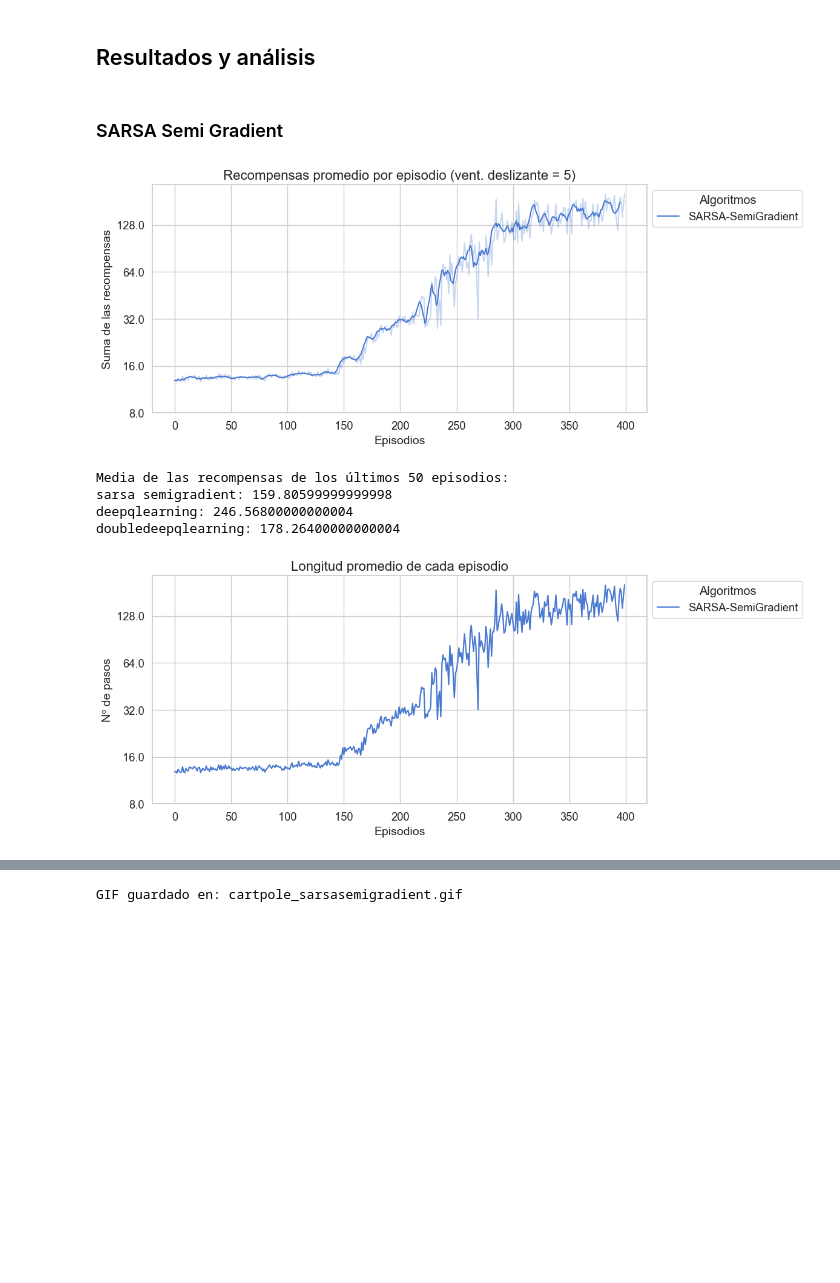
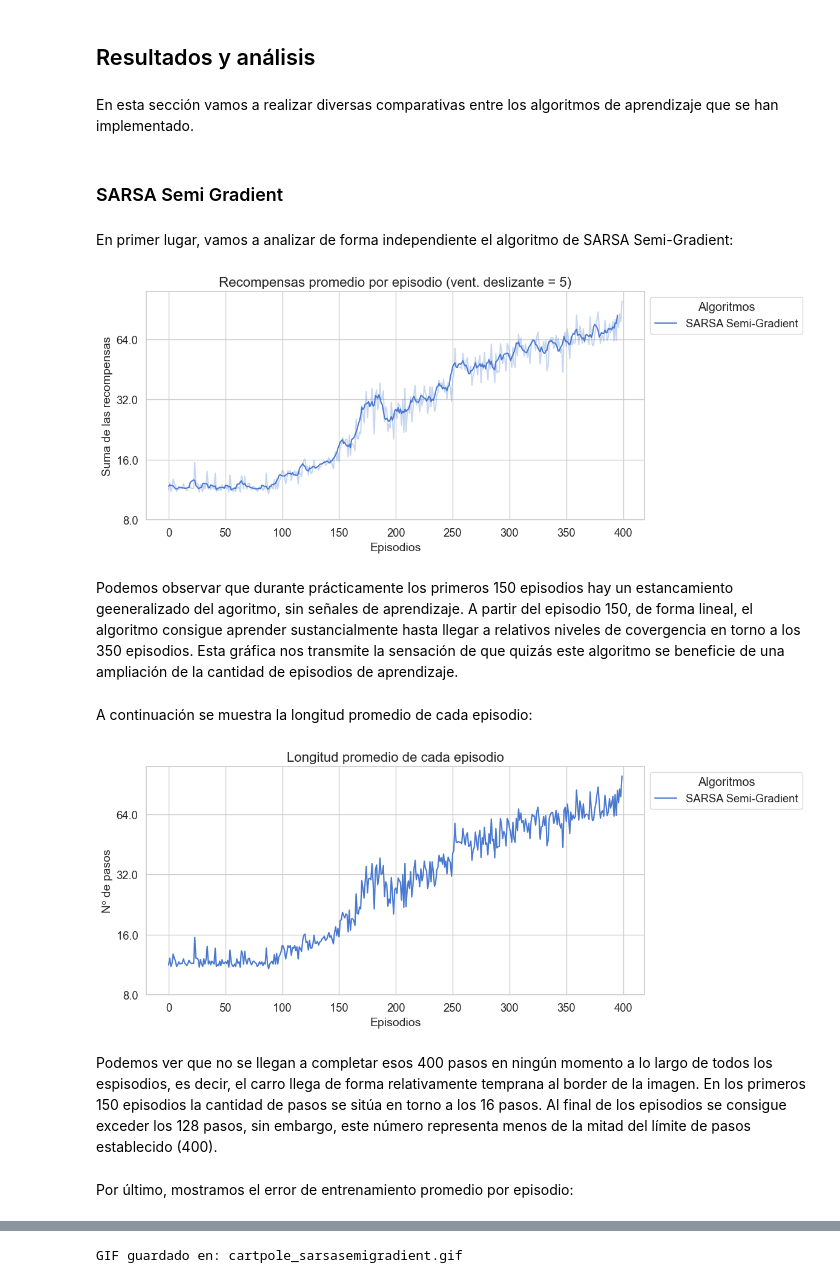
Before and after one commit to mlucasumu/EML_RL_LucasOrtiz, a Jupyter notebook: entornos_complejos/metodos_aproximados.ipynb, the cells around one changed output, grey strips where cells are left out. Saved outputs shown, nothing was run; the diff lists cells and outputs as text; code cells hidden in the pictures; blank space fills up the shorter version.

```diff
--- a/entornos_complejos/metodos_aproximados.ipynb
+++ b/entornos_complejos/metodos_aproximados.ipynb
@@ -151,31 +264,33 @@ dtable_deepqlearning, rewards_deepqlearning, episode_lengths_deepqlearning, stat
 dtable_doubledeepqlearning, rewards_doubledeepqlearning, episode_lengths_doubledeepqlearning, stats_doubledeepqlearning = agent_doubledeepqlearning.train(num_episodes, n_runs, SEED)
 # %% [markdown]
 ## Resultados y análisis
+# %% [markdown]
+En esta sección vamos a realizar diversas comparativas entre los algoritmos de aprendizaje que se han implementado.
 # %% [markdown]
 ### SARSA Semi Gradient
+# %% [markdown]
+En primer lugar, vamos a analizar de forma independiente el algoritmo de SARSA Semi-Gradient:
 # %%
 plotting.plot_rewards([rewards_sarsasemigradient],
-                      ["SARSA-SemiGradient"],
+                      ["SARSA Semi-Gradient"],
                       log_scale=True,
                       rolling_window=5)
 # %% [output]
-[figure, old version]
+[figure, new version]
-# %%
-print("Media de las recompensas de los últimos 50 episodios:")
-print("sarsa semigradient:", rewards_sarsasemigradient[-50:].mean())
-print("deepqlearning:", rewards_deepqlearning[-50:].mean())
-print("doubledeepqlearning:", rewards_doubledeepqlearning[-50:].mean())
-# %% [output]
-Media de las recompensas de los últimos 50 episodios:
-sarsa semigradient: 159.80599999999998
-deepqlearning: 246.56800000000004
-doubledeepqlearning: 178.26400000000004
+# %% [markdown]
+Podemos observar que durante prácticamente los primeros 150 episodios hay un estancamiento geeneralizado del agoritmo, sin señales de aprendizaje. A partir del episodio 150, de forma lineal, el algoritmo consigue aprender sustancialmente hasta llegar a relativos niveles de covergencia en torno a los 350 episodios. Esta gráfica nos transmite la sensación de que quizás este algoritmo se beneficie de una ampliación de la cantidad de episodios de aprendizaje.
+# %% [markdown]
+A continuación se muestra la longitud promedio de cada episodio:
 # %%
 plotting.plot_episode_lengths([episode_lengths_sarsasemigradient],
-                                ["SARSA-SemiGradient"],
+                                ["SARSA Semi-Gradient"],
                                 log_scale=True,
                                 rolling_window=1)
 # %% [output]
-[figure, old version]
+[figure, new version]
+# %% [markdown]
+Podemos ver que no se llegan a completar esos 400 pasos en ningún momento a lo largo de todos los espisodios, es decir, el carro llega de forma relativamente temprana al border de la imagen. En los primeros 150 episodios la cantidad de pasos se sitúa en torno a los 16 pasos. Al final de los episodios se consigue exceder los 128 pasos, sin embargo, este número representa menos de la mitad del límite de pasos establecido (400).
+# %% [markdown]
+Por último, mostramos el error de entrenamiento promedio por episodio:
 # %%
 plotting.plot_training_errors([stats_sarsasemigradient['cum_training_error']],
```
Also changed, not shown: parts of 38 cells of this notebook, 4 other files.
